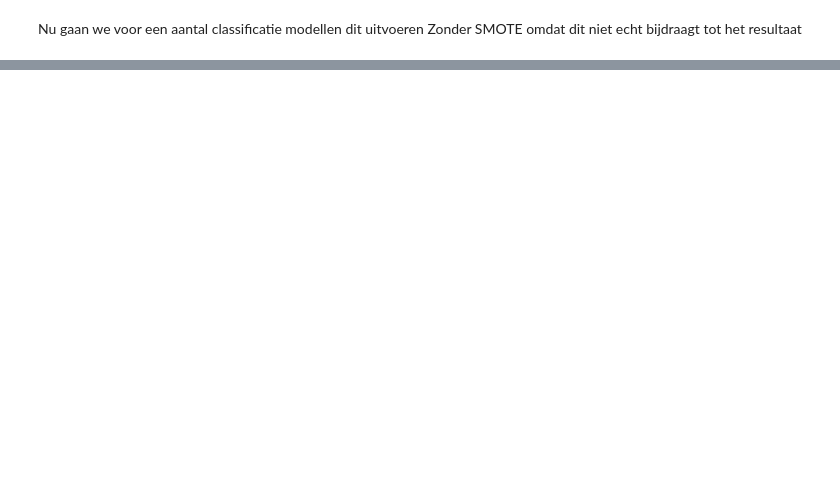
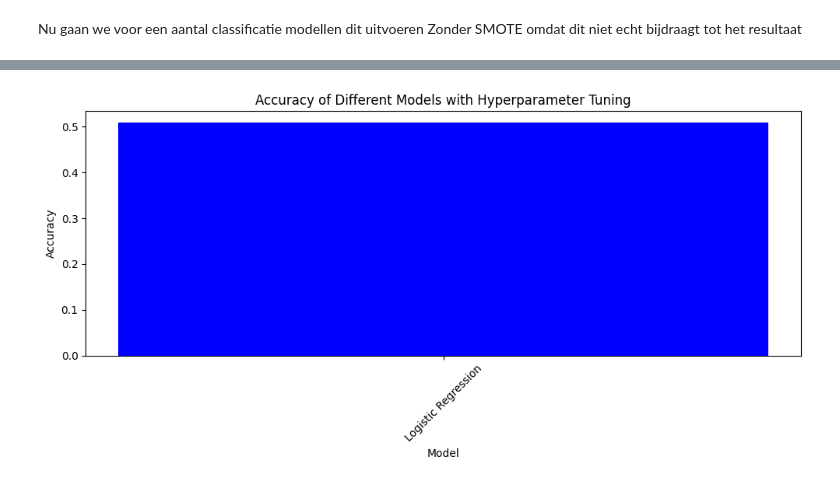
Before and after one commit to wheselmans/data_science_cases, a Jupyter notebook: cases/Cases_LogReg_Geert_HeartAttackRiskPrediction/CaseLogReg_20250216_01.ipynb, the cells around one changed output, grey strips where cells are left out. Drawn from its saved outputs; the diff is of its cells as text; code cells hidden in the pictures; blank space fills up the shorter version.

Commit message:
Nog plot toegevoegd op het einde

```diff
--- a/cases/Cases_LogReg_Geert_HeartAttackRiskPrediction/CaseLogReg_20250216_01.ipynb
+++ b/cases/Cases_LogReg_Geert_HeartAttackRiskPrediction/CaseLogReg_20250216_01.ipynb
@@ -735,6 +729,7 @@ Zonder SMOTE omdat dit niet echt bijdraagt tot het resultaat
 # en nu gaan we voor een aantal classificatie modellen dit uitvoeren
 # en checken wat het beste model is tot nu toe
 # zonder SMOTE omdat we merken dat SMOTE niet bijdraagt aan een betere score
+# we gebruiken wel de parameter class_weight='balanced' om de onbalans in de target value te compenseren
 
 # duurt enkele minuten
 
@@ -743,7 +738,8 @@ abc = AdaBoostClassifier()
 gbc = GradientBoostingClassifier()
 etc = ExtraTreesClassifier()
 svc = SVC()
-lgr = LogisticRegression()
+lgr = LogisticRegression(class_weight='balanced')
+
 
 models_cl = [rfc, abc, gbc, etc, lgr, svc]
 models_cl = [lgr, lgr, lgr]
@@ -771,6 +767,11 @@ def training_classification(X_train, X_test, y_train, y_test, preprocessor):
         log_info(f"Accuracy scores: {acc_score}")
         log_info(f"Confusion matrix: {cms[j]}")
         log_info(f"Classification report: {reports[j]}")
+        disp = ConfusionMatrixDisplay(confusion_matrix=cm,
+                              display_labels=pipeline.classes_)
+        disp.plot()
+        fig_titel = f"ConfusionMatrixDisplay voor model {i}"
+        save_fig(fig_titel)
 
     fig, axes = plt.subplots()
     df_results = pd.DataFrame({"score": scores}, index=names_cl)
@@ -789,7 +790,7 @@ def training_classification(X_train, X_test, y_train, y_test, preprocessor):
     plt.show()
 
     index = 0
-    for row in range(1):
+    for row in range(2):
         fig, axes = plt.subplots(ncols=3, figsize=(15, 6))
         for i in range(3):
             sns.heatmap(cms[df_results.index[index]], annot=True, fmt='d', ax=axes[i])
@@ -913,7 +832,7 @@ def execute_classification_models_with_pipeline_hyperparameter_tuning(X_train, X
 
     models = {
         'Logistic Regression': LogisticRegression(),
-        'Gradient Boosting': GradientBoostingClassifier()
+        # 'Gradient Boosting': GradientBoostingClassifier()
     }
 
     param_grid = {
@@ -933,11 +852,6 @@ def execute_classification_models_with_pipeline_hyperparameter_tuning(X_train, X
             ('preprocessor', preprocessor),
             ('classifier', model)
         ])
-
-        preprocessor
-
-
-        # Als het model tuning vereist, gebruik GridSearchCV
 
         grid_search = GridSearchCV(pipeline, param_grid[model_name], scoring="f1_weighted", cv=5, refit='f1')
         grid_search.fit(X_train, y_train)
@@ -960,5 +874,4 @@ def execute_classification_models_with_pipeline_hyperparameter_tuning(X_train, X
         print(class_report)
 
         results[model_name] = {'test_score': test_score, 'conf_matrix': conf_matrix, 'class_report': class_report}
-
     return results
@@ -1254,0 +878,72 @@ print(accuracy_score(y_test, y_pred))
+# %%
+# Define categorical and numerical column names
+df_col = X.columns
+df_num_col = ['Age', 'BMI', 'Cholesterol_Level', 'Resting_BP', 'Heart_Rate', 'Max_Heart_Rate_Achieved']
+df_cat_col = list(set(df_col) - set(df_num_col))
+
+num_pipeline = Pipeline([
+    ("standardize_numerical", MinMaxScaler(feature_range=(-1, 1)))
+    # ("standardize_numerical", StandardScaler())
+])
+
+cat_pipeline = Pipeline(steps=[
+    ('encode_categorical', OneHotEncoder(drop='first'))
+])
+
+preprocessor = ColumnTransformer([
+    ("numerical", num_pipeline, df_num_col),
+    ("categorical", cat_pipeline, df_cat_col)],
+     remainder='passthrough')
+
+# Create the pipeline with preprocessing and logistic regression
+pipeline = Pipeline([
+    ('preprocessor', preprocessor),
+    ('regressor', LogisticRegression(class_weight='balanced'))
+])
+
+df = df_raw.copy()
+X = df.drop('Heart_Attack_Risk', axis=1)
+y = df['Heart_Attack_Risk']
+
+X_train, X_test, y_train, y_test = train_test_split(X,y,test_size=0.2, random_state=42)
+results = execute_classification_models_with_pipeline_hyperparameter_tuning(X_train, X_test, y_train, y_test, preprocessor)
+
+df_results = pd.DataFrame(results, columns=['model', 'accuracy', 'report', 'cms'])
+resultaat_string = tabulate(df_results, headers='keys', tablefmt='psql')
+
+log_info("\n")
+log_info(f"Resultaten voor model met hyperparameter tuning")
+log_info("**********************************************\n")
+log_info(f"voor models : {results.keys()}\n\n")
+
+for keys, items in results.items():
+    log_info(f"Resultaat voor model {keys}")
+    for k, item in items.items():
+        log_info(f"Parameter: {k}")
+        log_info(f"{item}")
+    log_info("\n\n")
+
+
+# haal uit de resultsdict alle waarden van de accuracy en plot deze per model
+# en maak een confusion matrix voor elk model
+model_names = list(results.keys())
+accuracies = [results[model]['test_score'] for model in model_names]
+
+# Plot the accuracies
+plt.figure(figsize=(10, 5))
+plt.bar(model_names, accuracies, color='blue')
+plt.xlabel('Model')
+plt.ylabel('Accuracy')
+plt.title('Accuracy of Different Models with Hyperparameter Tuning')
+plt.xticks(rotation=45)
+save_fig("Model_accuracies_with_hyperparameter_tuning")
+plt.show()
+
+# Plot confusion matrix for each model
+for model_name in model_names:
+    conf_matrix = results[model_name]['conf_matrix']
+    disp = ConfusionMatrixDisplay(confusion_matrix=conf_matrix, display_labels=model_names)
+    disp.plot()
+    save_fig(f"Confusion_matrix_{model_name}_with_hyperparameter_tuning")
+    plt.show()
+# %% [output]
@@ -1254,0 +985 @@ print(accuracy_score(y_test, y_pred))
+[figure, added]
```
Also changed, not shown: parts of 28 cells of this notebook, 1 other file.
